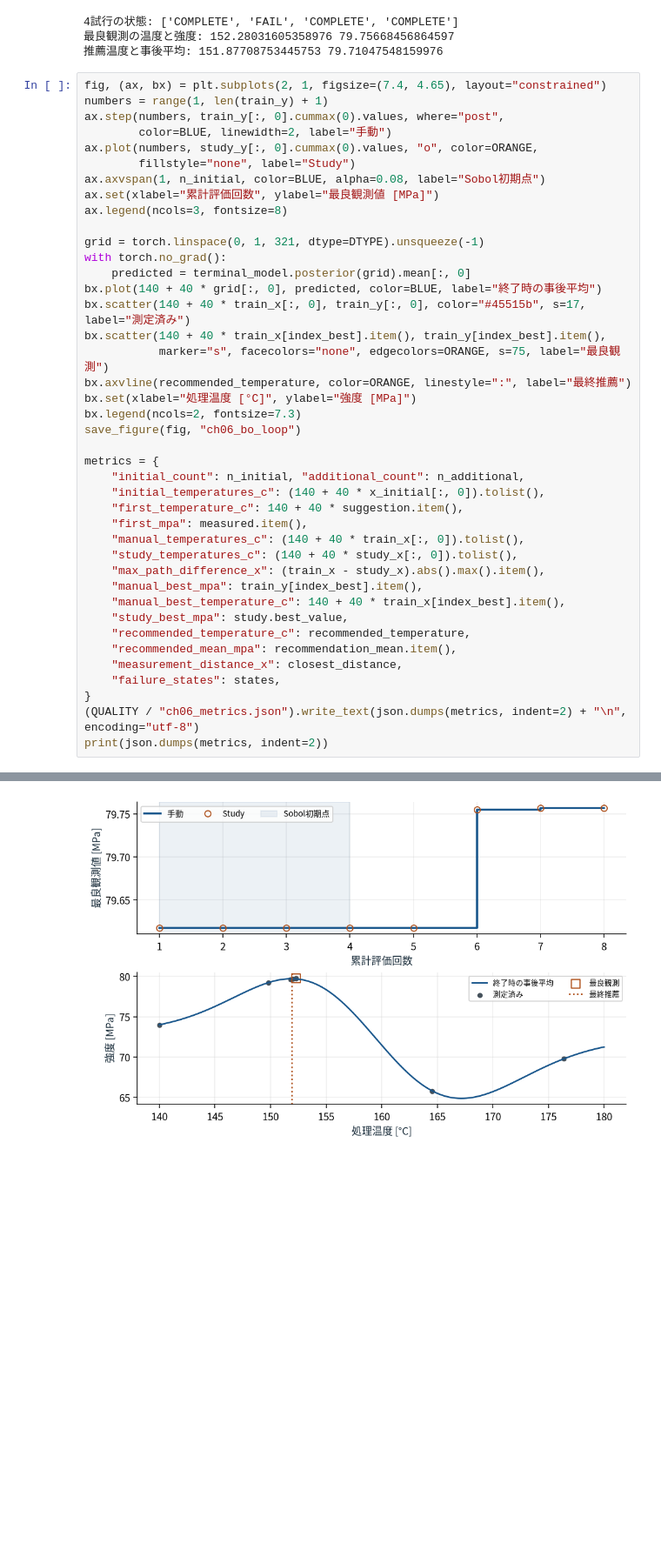
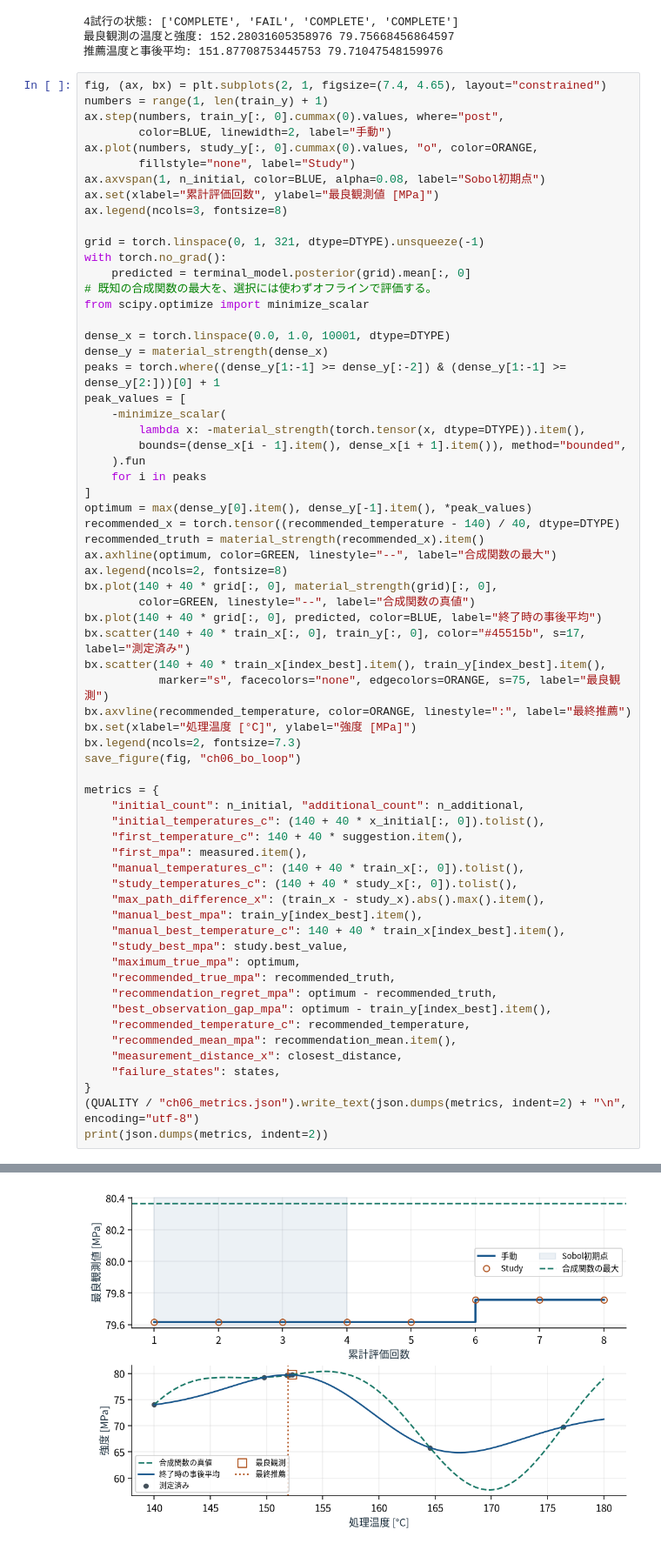
Before and after one commit to tanakakao/bo-al-book, a Jupyter notebook: notebooks/ch06_bo_execution.ipynb, the cells around one changed output, grey strips where cells are left out. Shown at 87% size. Drawn from its saved outputs; the diff is of its cells as text; blank space fills up the shorter version.

Commit message:
Revise Volume 1 in response to reader feedback (#1)
Build the corrected first edition, with updated PDF, HTML, and reproducible teaching materials.

```diff
--- a/notebooks/ch06_bo_execution.ipynb
+++ b/notebooks/ch06_bo_execution.ipynb
@@ -139,6 +139,26 @@ ax.legend(ncols=3, fontsize=8)
 grid = torch.linspace(0, 1, 321, dtype=DTYPE).unsqueeze(-1)
 with torch.no_grad():
     predicted = terminal_model.posterior(grid).mean[:, 0]
+# 既知の合成関数の最大を、選択には使わずオフラインで評価する。
+from scipy.optimize import minimize_scalar
+
+dense_x = torch.linspace(0.0, 1.0, 10001, dtype=DTYPE)
+dense_y = material_strength(dense_x)
+peaks = torch.where((dense_y[1:-1] >= dense_y[:-2]) & (dense_y[1:-1] >= dense_y[2:]))[0] + 1
+peak_values = [
+    -minimize_scalar(
+        lambda x: -material_strength(torch.tensor(x, dtype=DTYPE)).item(),
+        bounds=(dense_x[i - 1].item(), dense_x[i + 1].item()), method="bounded",
+    ).fun
+    for i in peaks
+]
+optimum = max(dense_y[0].item(), dense_y[-1].item(), *peak_values)
+recommended_x = torch.tensor((recommended_temperature - 140) / 40, dtype=DTYPE)
+recommended_truth = material_strength(recommended_x).item()
+ax.axhline(optimum, color=GREEN, linestyle="--", label="合成関数の最大")
+ax.legend(ncols=2, fontsize=8)
+bx.plot(140 + 40 * grid[:, 0], material_strength(grid)[:, 0],
+        color=GREEN, linestyle="--", label="合成関数の真値")
 bx.plot(140 + 40 * grid[:, 0], predicted, color=BLUE, label="終了時の事後平均")
 bx.scatter(140 + 40 * train_x[:, 0], train_y[:, 0], color="#45515b", s=17, label="測定済み")
 bx.scatter(140 + 40 * train_x[index_best].item(), train_y[index_best].item(),
@@ -159,6 +179,10 @@ metrics = {
     "manual_best_mpa": train_y[index_best].item(),
     "manual_best_temperature_c": 140 + 40 * train_x[index_best].item(),
     "study_best_mpa": study.best_value,
+    "maximum_true_mpa": optimum,
+    "recommended_true_mpa": recommended_truth,
+    "recommendation_regret_mpa": optimum - recommended_truth,
+    "best_observation_gap_mpa": optimum - train_y[index_best].item(),
     "recommended_temperature_c": recommended_temperature,
     "recommended_mean_mpa": recommendation_mean.item(),
     "measurement_distance_x": closest_distance,
@@ -183,8 +207,8 @@ print(json.dumps(metrics, indent=2))
     "COMPLETE",
     "COMPLETE"
   ]
 }
-[figure, old version]
+[figure, new version]
 # %% [markdown]
 ## 章末演習
 1. **確認。** 初期4点と追加4点のうち、GPの学習だけに消費する測定はいくつですか。最終推薦の温度を確認測定した場合も数えましょう。
```
Also changed, not shown: parts of 3 cells of this notebook, 41 other files.
